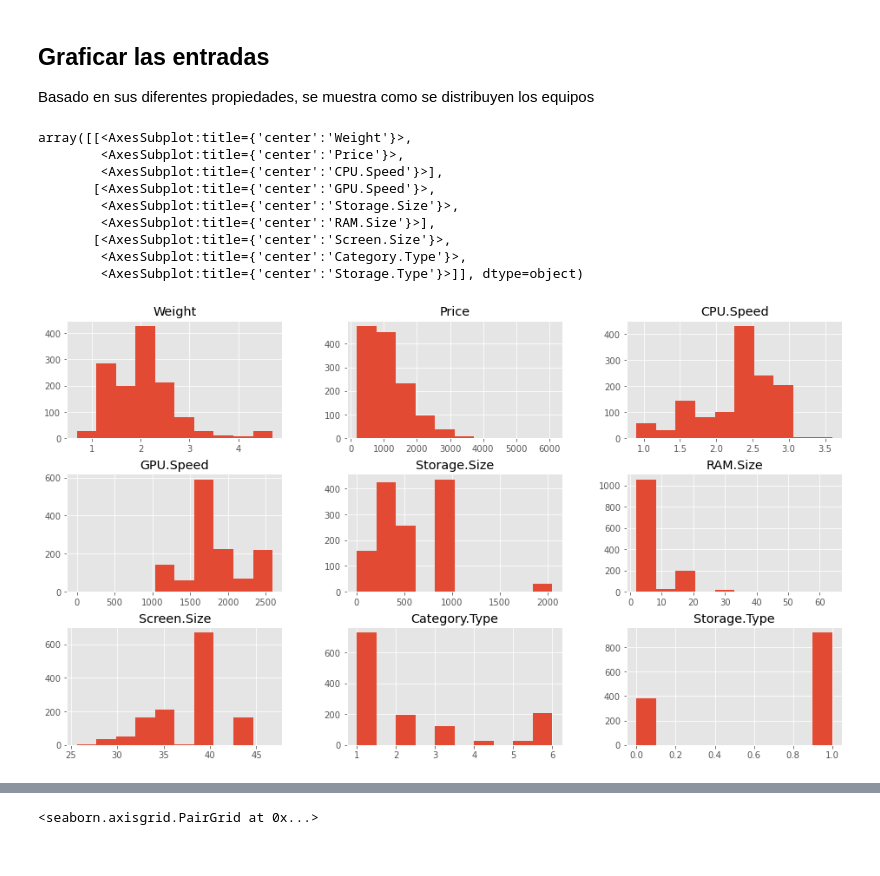
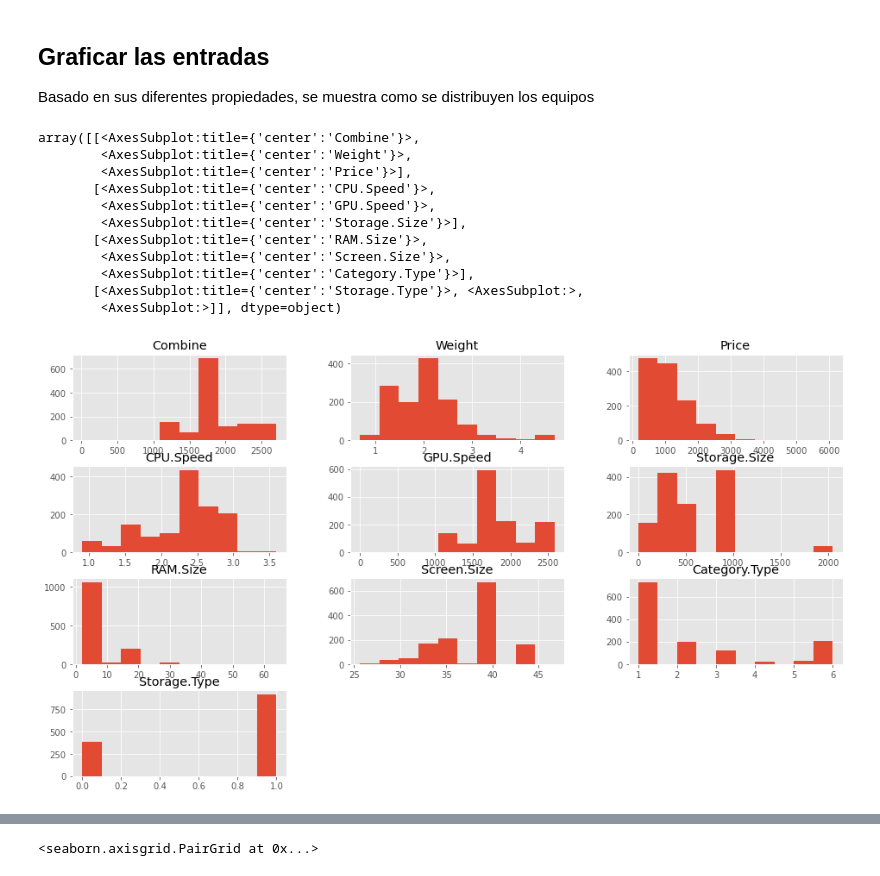
Before and after one commit to darieldejesus/ucm-laptop-recommender, a Jupyter notebook: notebook/KMeans.ipynb, the cells around one changed output, grey strips where cells are left out. Saved outputs shown, nothing was run; the diff lists cells and outputs as text; code cells hidden in the pictures.

```diff
--- a/notebook/KMeans.ipynb
+++ b/notebook/KMeans.ipynb
@@ -43,6 +43,7 @@ plt.style.use('ggplot')
 Cargar y visualizar dataset of laptops
 # %%
 dataframe = pd.read_csv(r"laptops.csv")
+dataframe["Combine"] = dataframe["CPU.Speed"] * dataframe["RAM.Size"] + dataframe["GPU.Speed"]
 dataframe.head()
 # %% [output]
 |  | Manufacturer | Model.Name | Category | Screen | CPU | Storage | GPU | Operating.System | Weight | ... |
@@ -67,18 +68,20 @@ dataframe.describe()
 ## Graficar las entradas
 Basado en sus diferentes propiedades, se muestra como se distribuyen los equipos
 # %%
-dataframe.hist(["Weight", "Price", "CPU.Speed", "GPU.Speed", "Storage.Size", "RAM.Size", "Screen.Size", "Category.Type", "Storage.Type"])
+dataframe.hist(["Combine", "Weight", "Price", "CPU.Speed", "GPU.Speed", "Storage.Size", "RAM.Size", "Screen.Size", "Category.Type", "Storage.Type"])
 # %% [output]
-array([[<AxesSubplot:title={'center':'Weight'}>,
-        <AxesSubplot:title={'center':'Price'}>,
-        <AxesSubplot:title={'center':'CPU.Speed'}>],
-       [<AxesSubplot:title={'center':'GPU.Speed'}>,
-        <AxesSubplot:title={'center':'Storage.Size'}>,
-        <AxesSubplot:title={'center':'RAM.Size'}>],
-       [<AxesSubplot:title={'center':'Screen.Size'}>,
-        <AxesSubplot:title={'center':'Category.Type'}>,
-        <AxesSubplot:title={'center':'Storage.Type'}>]], dtype=object)
+array([[<AxesSubplot:title={'center':'Combine'}>,
+        <AxesSubplot:title={'center':'Weight'}>,
+        <AxesSubplot:title={'center':'Price'}>],
+       [<AxesSubplot:title={'center':'CPU.Speed'}>,
+        <AxesSubplot:title={'center':'GPU.Speed'}>,
+        <AxesSubplot:title={'center':'Storage.Size'}>],
+       [<AxesSubplot:title={'center':'RAM.Size'}>,
+        <AxesSubplot:title={'center':'Screen.Size'}>,
+        <AxesSubplot:title={'center':'Category.Type'}>],
+       [<AxesSubplot:title={'center':'Storage.Type'}>, <AxesSubplot:>,
+        <AxesSubplot:>]], dtype=object)
-[figure, old version]
+[figure, new version]
 # %%
 sb.pairplot(dataframe)
 # %% [output]
```
Also changed, not shown: parts of 14 cells of this notebook, 9 other files.
